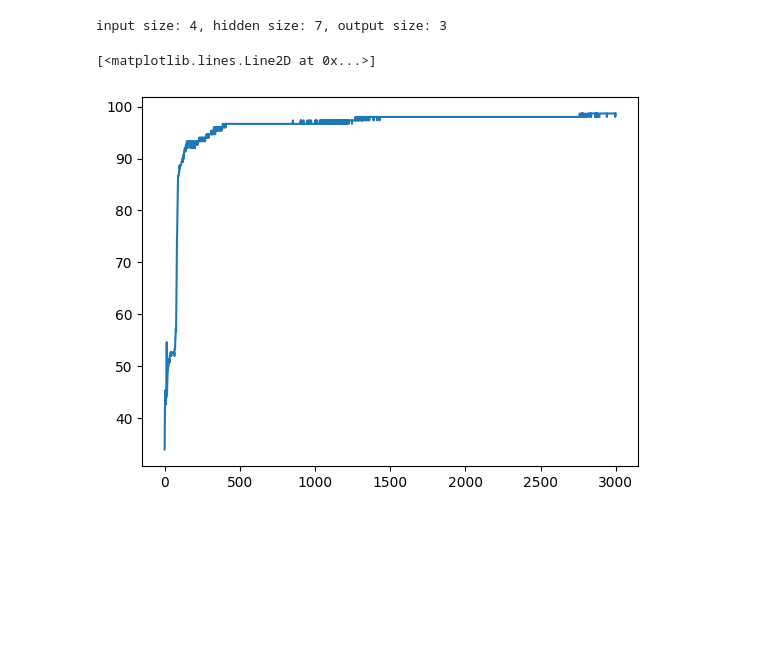
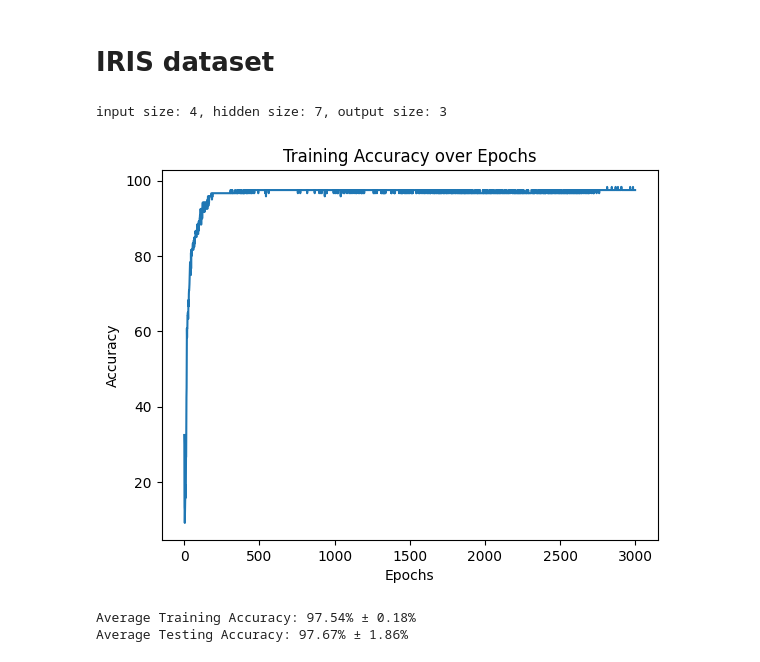
Before and after one commit to erjbroek/NNfromScratch, a Jupyter notebook: nn.ipynb, the cells around one changed output. Saved outputs shown, nothing was run; the diff lists cells and outputs as text; code cells hidden in the pictures; blank space fills up the shorter version.

```diff
--- a/nn.ipynb
+++ b/nn.ipynb
@@ -118,0 +116,8 @@ class NeuralNetwork:
+# %%
+iris = load_iris()
+train_x, test_x, train_y, test_y = train_test_split(iris['data'], iris['target'], test_size=0.2, random_state=42)
+train_y = np.eye(3)[train_y]
+test_y = np.eye(3)[test_y]
+
+mnist_train = pd.read_csv('./mnist/mnist_train.csv', header=None)
+mnist_test = pd.read_csv('./mnist/mnist_test.csv', header=None)
@@ -119,18 +144,39 @@ class NeuralNetwork:
+# %% [markdown]
+# IRIS dataset
 # %%
 input_size = len(iris['data'][0])
 output_size = len(np.unique(iris['target']))
 hidden_size = 7
 print(f"input size: {input_size}, hidden size: {hidden_size}, output size: {output_size}")
 
-x = iris['data']
-y = np.eye(output_size)[iris['target']]
-
 network = NeuralNetwork(input_size, hidden_size, output_size)
 epochs = 3000
 learning_rate = 0.0001
-loss, accuracy = network.train_mbgd(x, y, epochs, learning_rate, 20)
-plt.plot(accuracy)
+
+train_accuracies = []
+test_accuracies = []
+
+for i in range(20):
+  loss, accuracy = network.train_mbgd(train_x, train_y, epochs, learning_rate, 5)
+  train_accuracies.append(accuracy[-1])
+  test_accuracy = network.predict(test_x, test_y, 50)
+  test_accuracies.append(test_accuracy)
+  if i == 0:
+    plt.plot(accuracy)
+    plt.xlabel('Epochs')
+    plt.ylabel('Accuracy')
+    plt.title('Training Accuracy over Epochs')
+    plt.show()
+
+avg_train_accuracy = np.mean(train_accuracies)
+std_train_accuracy = np.std(train_accuracies)
+avg_test_accuracy = np.mean(test_accuracies)
+std_test_accuracy = np.std(test_accuracies)
+
+print(f"Average Training Accuracy: {avg_train_accuracy:.2f}% ± {std_train_accuracy:.2f}%")
+print(f"Average Testing Accuracy: {avg_test_accuracy:.2f}% ± {std_test_accuracy:.2f}%")
 # %% [output]
 input size: 4, hidden size: 7, output size: 3
+[figure, new version]
-[<matplotlib.lines.Line2D at 0x...>]
+Average Training Accuracy: 97.54% ± 0.18%
+Average Testing Accuracy: 97.67% ± 1.86%
-[figure, old version]
```
Also changed, not shown: parts of 6 cells of this notebook, 2 other files.
